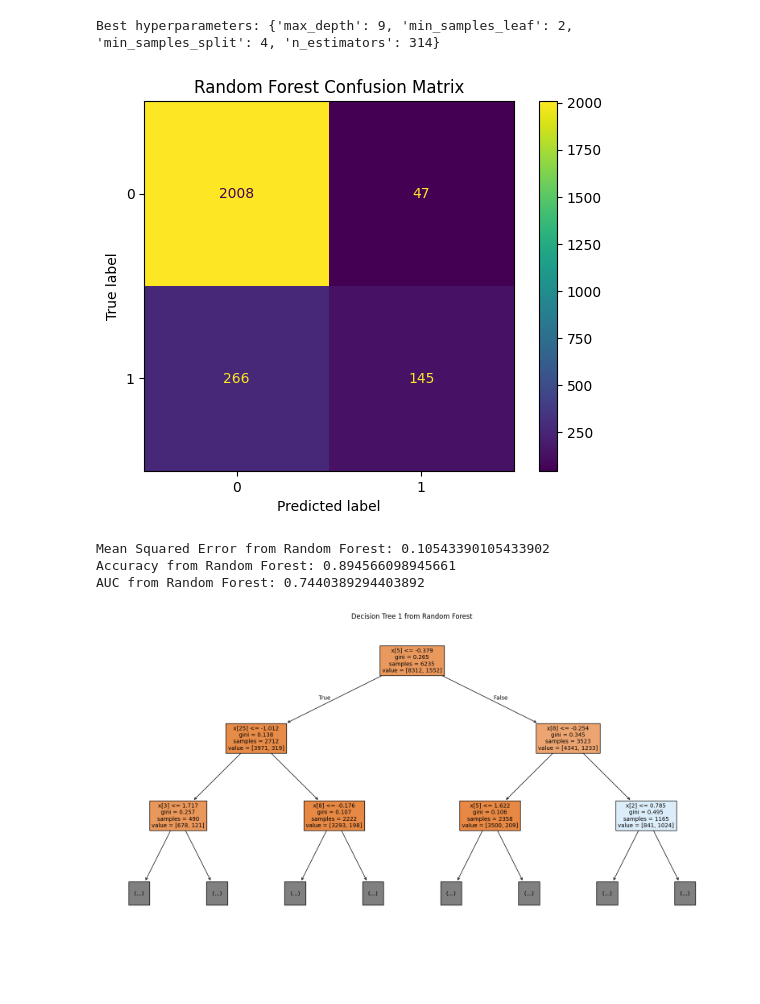
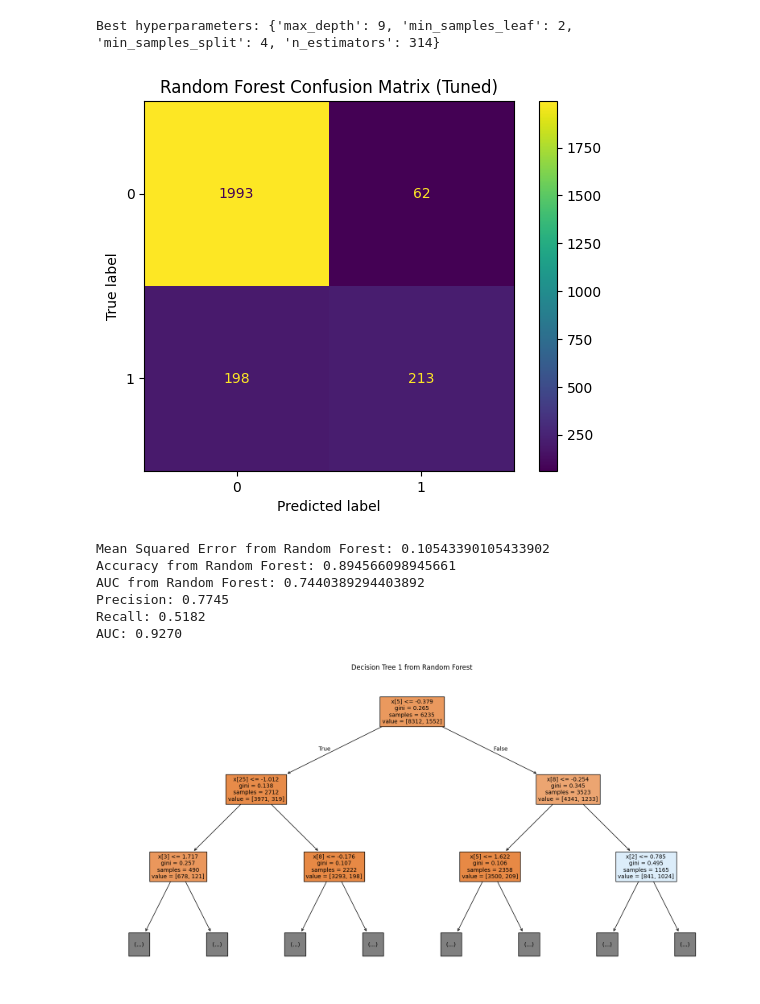
Before and after one commit to azhang413/OnlinePurchaseRetentionSTAT441, a Jupyter notebook: forrest_and_boost.ipynb, the cells around one changed output. Drawn from its saved outputs; the diff is of its cells as text; code cells hidden in the pictures; blank space fills up the shorter version.

```diff
--- a/forrest_and_boost.ipynb
+++ b/forrest_and_boost.ipynb
@@ -166,24 +187,38 @@ Best hyperparameters: {'max_depth': 9, 'min_samples_leaf': 2, 'min_samples_split
 # %%
 y_best_rf = best_rf.predict(X_test)
 
 # Create the confusion matrix
-cm = sk.metrics.confusion_matrix(y_test, y_pred)
+cm = sk.metrics.confusion_matrix(y_test, y_best_rf)
 
 sk.metrics.ConfusionMatrixDisplay(confusion_matrix=cm).plot()
-plt.title("Random Forest Confusion Matrix")
+plt.title("Random Forest Confusion Matrix (Tuned)")
 plt.show()
 
 rf_mse = sk.metrics.mean_squared_error(y_test, y_best_rf)
 rf_accuracy = sk.metrics.accuracy_score(y_test, y_best_rf.round())
 rf_auc = sk.metrics.roc_auc_score(y_test, y_best_rf)
 print("Mean Squared Error from Random Forest:", rf_mse)
 print("Accuracy from Random Forest:", rf_accuracy)
 print("AUC from Random Forest:", rf_auc)
+
+y_pred_proba = best_rf.predict_proba(X_test)[:, 1]  # Probability scores for AUC
+
+# Calculate metrics
+precision = sk.metrics.precision_score(y_test, y_best_rf)
+recall = sk.metrics.recall_score(y_test, y_best_rf)
+auc = sk.metrics.roc_auc_score(y_test, y_pred_proba)  # Use probabilities, not binary predictions
+
+print(f"Precision: {precision:.4f}")
+print(f"Recall: {recall:.4f}")
+print(f"AUC: {auc:.4f}")
 # %% [output]
-[figure, old version]
+[figure, new version]
 Mean Squared Error from Random Forest: 0.10543390105433902
 Accuracy from Random Forest: 0.894566098945661
 AUC from Random Forest: 0.7440389294403892
+Precision: 0.7745
+Recall: 0.5182
+AUC: 0.9270
 # %%
 # Display a couple of the decision trees from the forest
 for i in range(3):
```
Also changed, not shown: parts of 4 cells of this notebook.
